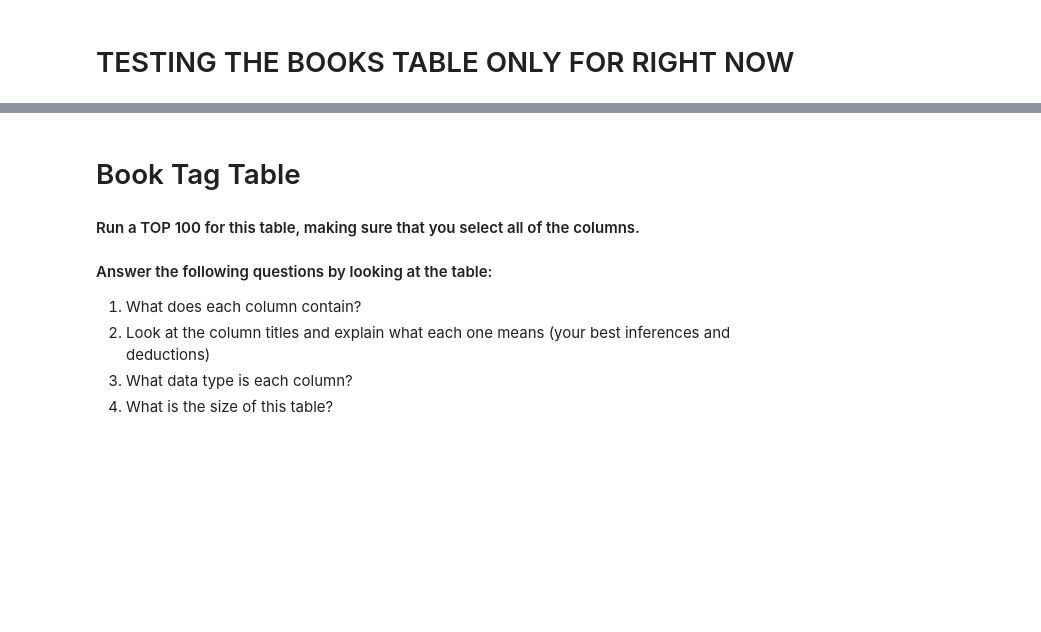
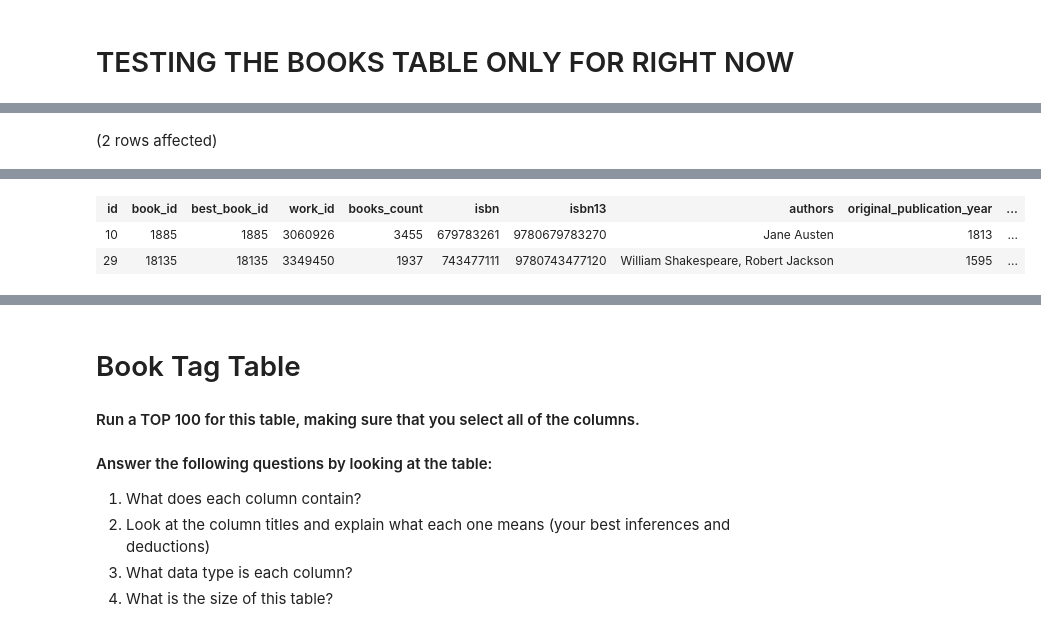
Before and after one commit to yayasanya/SQL-Part-1-Exercises, a Jupyter notebook: SQL-Part-1-BookData-EDA.ipynb, the cells around one changed output, grey strips where cells are left out. Cells and saved outputs as stored; diff of their text form; code cells hidden in the pictures; blank space fills up the shorter version.

```diff
--- a/SQL-Part-1-BookData-EDA.ipynb
+++ b/SQL-Part-1-BookData-EDA.ipynb
@@ -44,0 +84,10 @@ Total execution time: 00:00:00.057
+# %%
+/* Select first all the books from the books table where they were
+originally published before 1900 and the average rating is above 3.2*/
+
+
+SELECT TOP 2 * FROM BooksDB.dbo.books
+    WHERE original_publication_year < 1900 AND average_rating > 3.2
+    -- 378 rows
+# %% [output]
+(2 rows affected)
@@ -44,0 +95,3 @@ Total execution time: 00:00:00.057
+| id | book_id | best_book_id | work_id | books_count | isbn | isbn13 | authors | original_publication_year | ... |
+| 10 | 1885 | 1885 | 3060926 | 3455 | 679783261 | 9780679783270 | Jane Austen | 1813 | ... |
+| 29 | 18135 | 18135 | 3349450 | 1937 | 743477111 | 9780743477120 | William Shakespeare, Robert Jackson | 1595 | ... |
```
Also changed, not shown: parts of 14 cells of this notebook, 1 other file.
